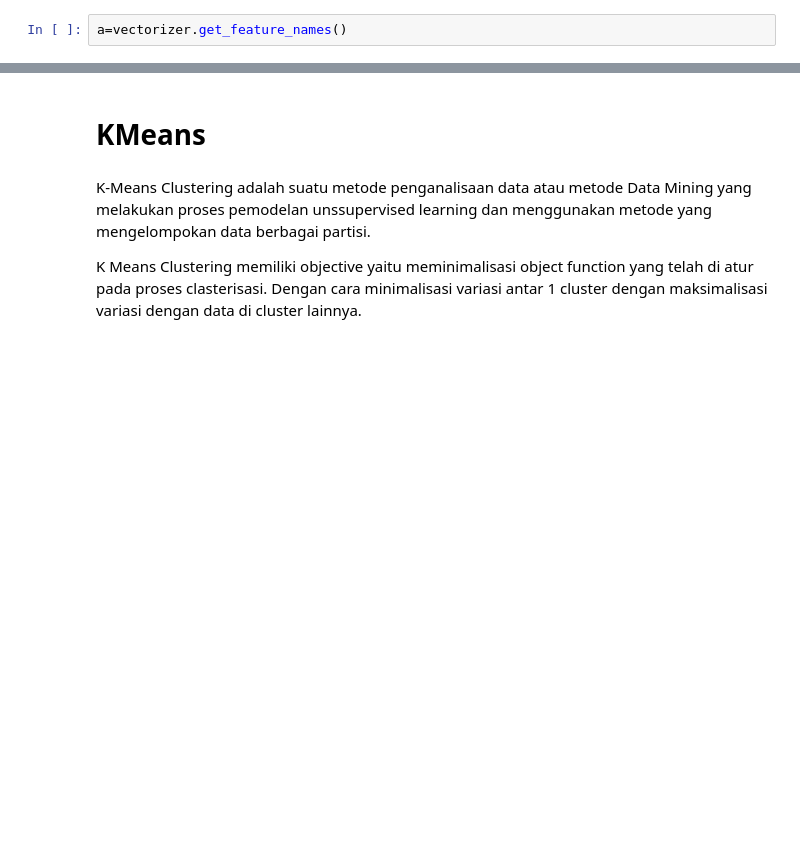
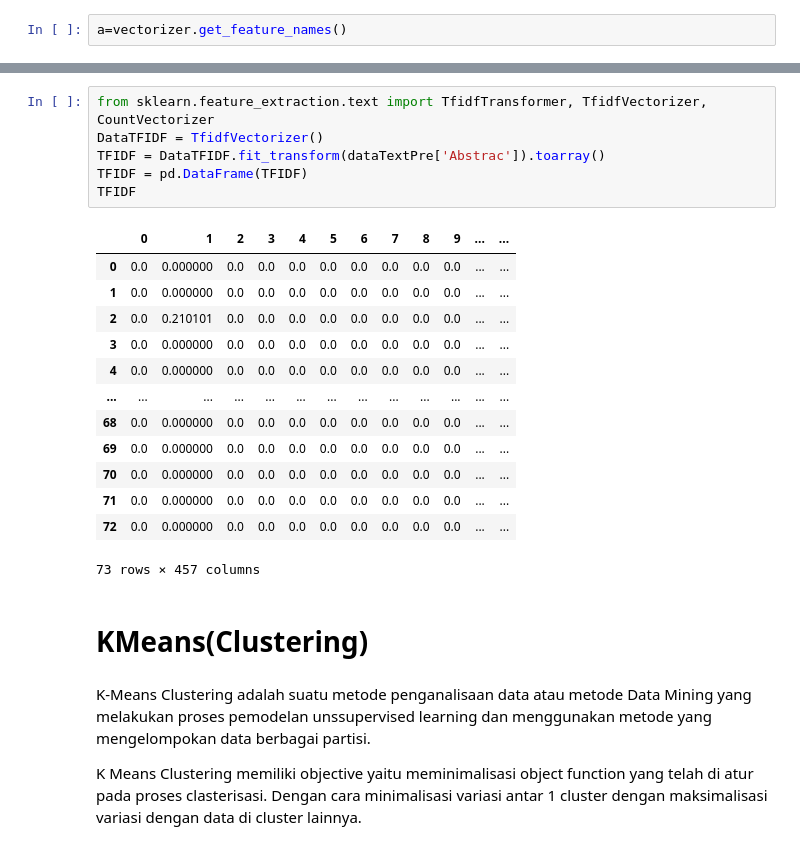
Before and after one commit to Kaffin190176/webmining, a Jupyter notebook: _sources/notebooks.ipynb, the cells around one changed output, grey strips where cells are left out. Saved outputs shown, nothing was run; the diff lists cells and outputs as text; blank space fills up the shorter version.

```diff
--- a/_sources/notebooks.ipynb
+++ b/_sources/notebooks.ipynb
@@ -560,5 +486,25 @@ dataTF
+# %%
+from sklearn.feature_extraction.text import TfidfTransformer, TfidfVectorizer, CountVectorizer
+DataTFIDF = TfidfVectorizer()
+TFIDF = DataTFIDF.fit_transform(dataTextPre['Abstrac']).toarray()
+TFIDF = pd.DataFrame(TFIDF)
+TFIDF
+# %% [output]
+|  | 0 | 1 | 2 | 3 | 4 | 5 | 6 | 7 | 8 | 9 | ... | ... |
+| 0 | 0.0 | 0.000000 | 0.0 | 0.0 | 0.0 | 0.0 | 0.0 | 0.0 | 0.0 | 0.0 | ... | ... |
+| 1 | 0.0 | 0.000000 | 0.0 | 0.0 | 0.0 | 0.0 | 0.0 | 0.0 | 0.0 | 0.0 | ... | ... |
+| 2 | 0.0 | 0.210101 | 0.0 | 0.0 | 0.0 | 0.0 | 0.0 | 0.0 | 0.0 | 0.0 | ... | ... |
+| 3 | 0.0 | 0.000000 | 0.0 | 0.0 | 0.0 | 0.0 | 0.0 | 0.0 | 0.0 | 0.0 | ... | ... |
+| 4 | 0.0 | 0.000000 | 0.0 | 0.0 | 0.0 | 0.0 | 0.0 | 0.0 | 0.0 | 0.0 | ... | ... |
+| ... | ... | ... | ... | ... | ... | ... | ... | ... | ... | ... | ... | ... |
+| 68 | 0.0 | 0.000000 | 0.0 | 0.0 | 0.0 | 0.0 | 0.0 | 0.0 | 0.0 | 0.0 | ... | ... |
+| 69 | 0.0 | 0.000000 | 0.0 | 0.0 | 0.0 | 0.0 | 0.0 | 0.0 | 0.0 | 0.0 | ... | ... |
+| 70 | 0.0 | 0.000000 | 0.0 | 0.0 | 0.0 | 0.0 | 0.0 | 0.0 | 0.0 | 0.0 | ... | ... |
+| 71 | 0.0 | 0.000000 | 0.0 | 0.0 | 0.0 | 0.0 | 0.0 | 0.0 | 0.0 | 0.0 | ... | ... |
+| 72 | 0.0 | 0.000000 | 0.0 | 0.0 | 0.0 | 0.0 | 0.0 | 0.0 | 0.0 | 0.0 | ... | ... |
+73 rows × 457 columns
 # %% [markdown]
-# KMeans
+# KMeans(Clustering)
 # %% [markdown]
 K-Means Clustering adalah suatu metode penganalisaan data atau metode Data Mining yang melakukan proses pemodelan unssupervised learning dan menggunakan metode yang mengelompokan data berbagai partisi.
 
```
Also changed, not shown: parts of 43 cells of this notebook, 24 other files.
